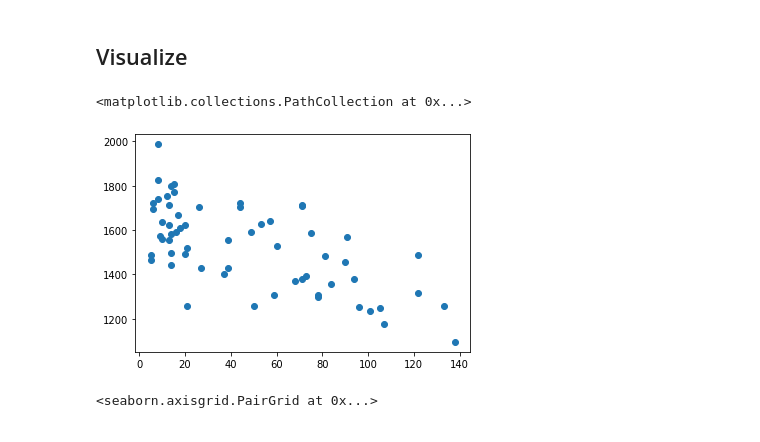
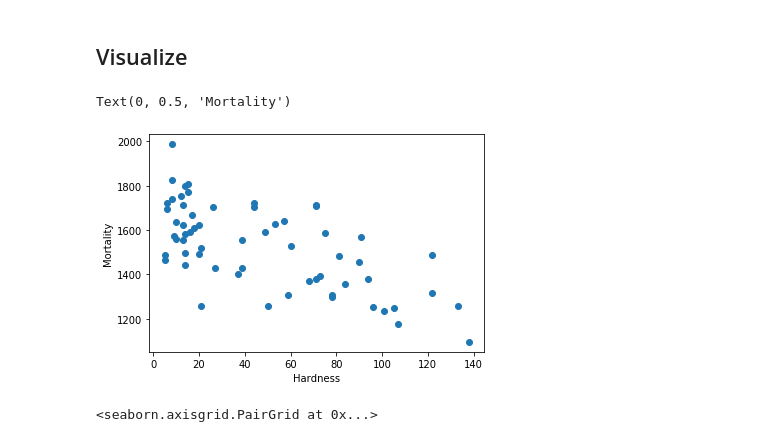
Before and after one commit to SenyaProgramist/netology, a Jupyter notebook: Домашнее задание к лекции «Корреляция и корреляционный анализ».ipynb, the cells around one changed output. Saved outputs shown, nothing was run; the diff lists cells and outputs as text; code cells hidden in the pictures.

```diff
--- a/Домашнее задание к лекции «Корреляция и корреляционный анализ».ipynb
+++ b/Домашнее задание к лекции «Корреляция и корреляционный анализ».ipynb
@@ -25,9 +31,12 @@ memory usage: 2.0+ KB
 ## Visualize
 # %%
 plt.scatter(data['hardness'], data['mortality'])
+
+plt.xlabel('Hardness')
+plt.ylabel('Mortality')
 # %% [output]
-<matplotlib.collections.PathCollection at 0x...>
+Text(0, 0.5, 'Mortality')
-[figure, old version]
+[figure, new version]
 # %%
 sns.pairplot(data)
 # %% [output]
```
Also changed, not shown: parts of 9 cells of this notebook, 26 other files.
